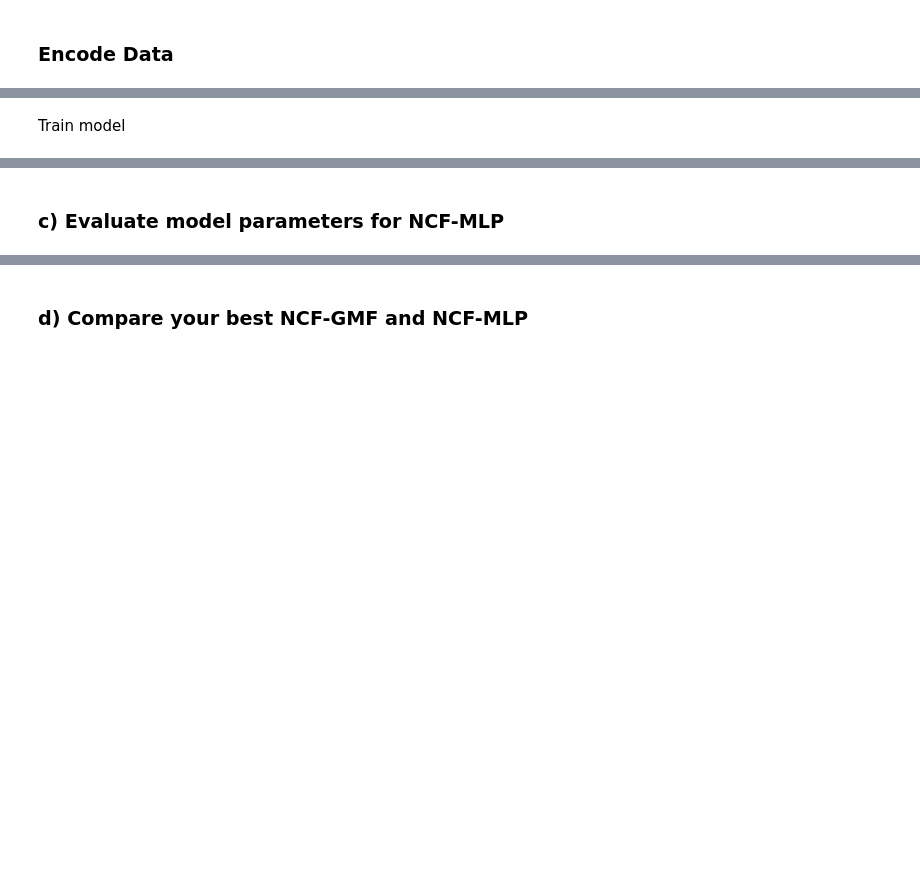
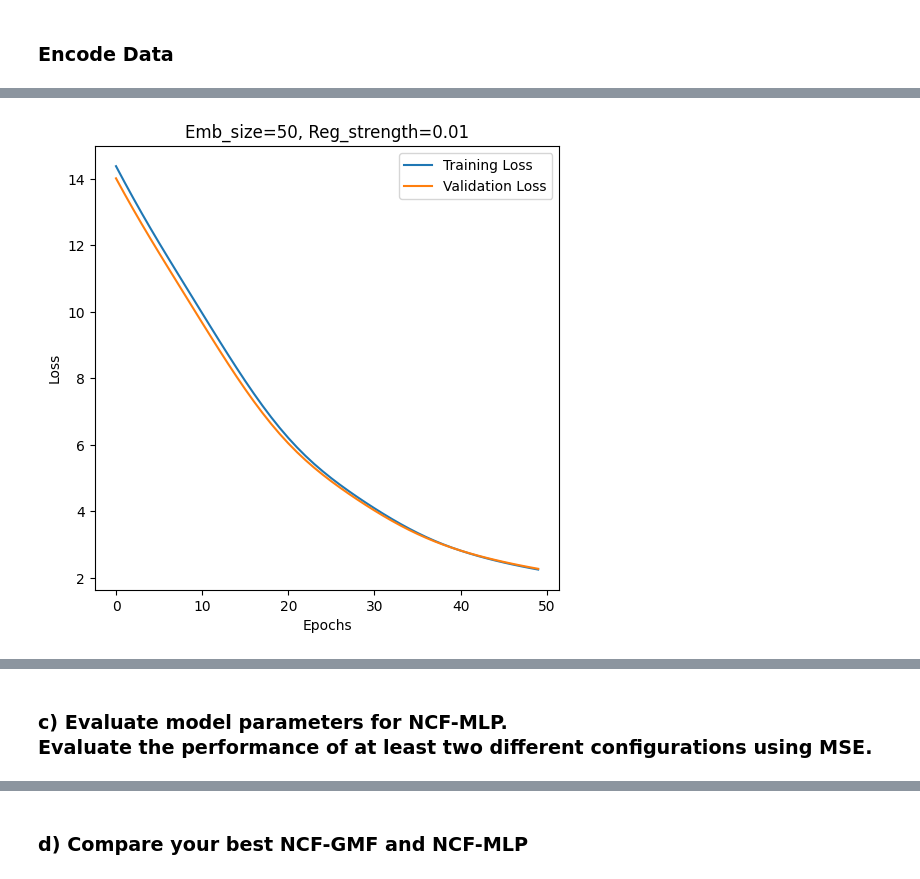
Before and after one commit to kina19131/DS_BigData-NCF, a Jupyter notebook: submit/MIE524_A5.ipynb, the cells around one changed output, grey strips where cells are left out. Saved outputs shown, nothing was run; the diff lists cells and outputs as text; code cells hidden in the pictures; blank space fills up the shorter version.

```diff
--- a/submit/MIE524_A5.ipynb
+++ b/submit/MIE524_A5.ipynb
@@ -76,2 +213,0 @@ class my_NCF_MLP(nn.Module):
-# %% [markdown]
-Train model
@@ -80,0 +237,26 @@ def train_epocs(model, epochs=10, lr=0.01, wd=0.0):
+# %%
+plt.figure(figsize=(15, 15))
+
+# Experiment
+emb_sizes = [50]
+regs = [0.01]
+
+
+for i, emb_size in enumerate(emb_sizes):
+    for j, reg_strength in enumerate(regs):
+        print(f"\n ===================== Experimenting with emb_size={emb_size} and reg_strength={reg_strength} =====================")
+
+        # Creating and initializing the model for each experiment
+        model = my_NCF_MLP(num_users, num_items, emb_size=emb_size, hidden_size=5)
+
+        # Training the model and getting losses
+        train_losses_plt, val_losses_plt = train_epocs(model, epochs=50, lr=0.01, wd=reg_strength)
+
+        # Plotting losses
+        plot_losses(train_losses_plt, val_losses_plt, emb_size, reg_strength, i * len(regs) + j + 1)
+
+plt.tight_layout()
+plt.show()
+
+print("\nFinal Validation Loss:", val_losses_plt[-1])
+# %% [output]
@@ -80,0 +266 @@ def train_epocs(model, epochs=10, lr=0.01, wd=0.0):
+[figure, added]
@@ -81,2 +268,2 @@ def train_epocs(model, epochs=10, lr=0.01, wd=0.0):
 # %% [markdown]
-### c) Evaluate model parameters for NCF-MLP
+### c) Evaluate model parameters for NCF-MLP. <br> Evaluate the performance of at least two different configurations using MSE.
```
Also changed, not shown: parts of 89 cells of this notebook.
